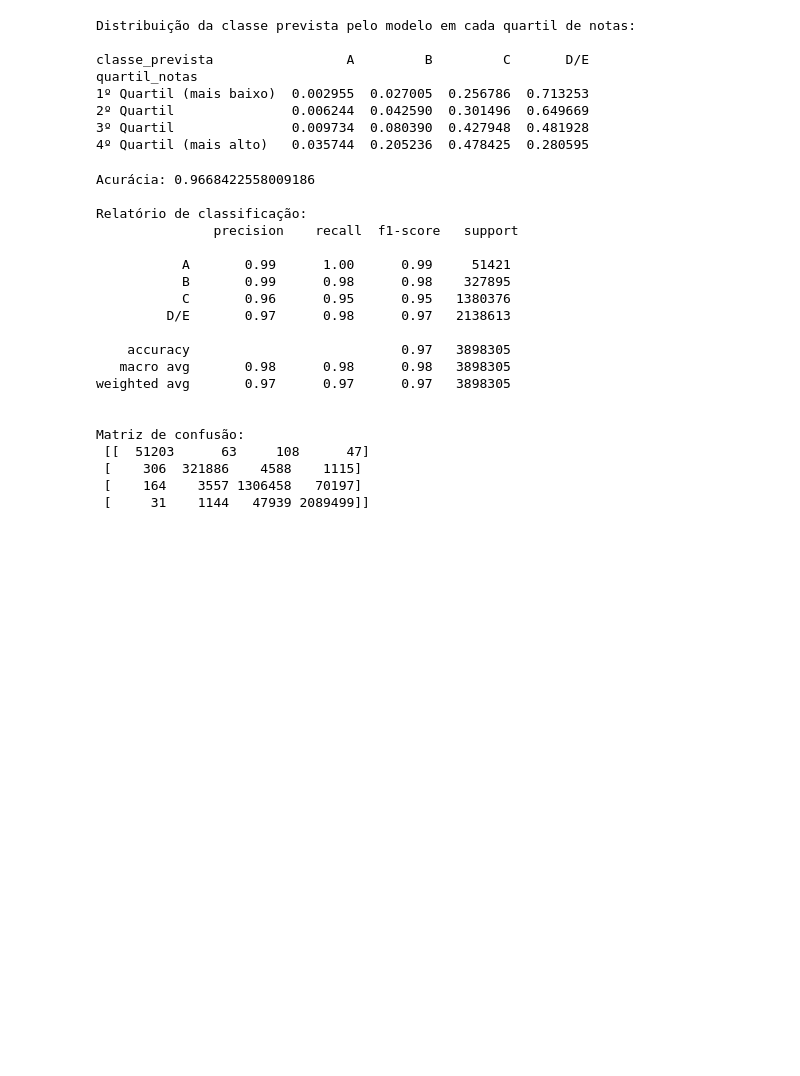
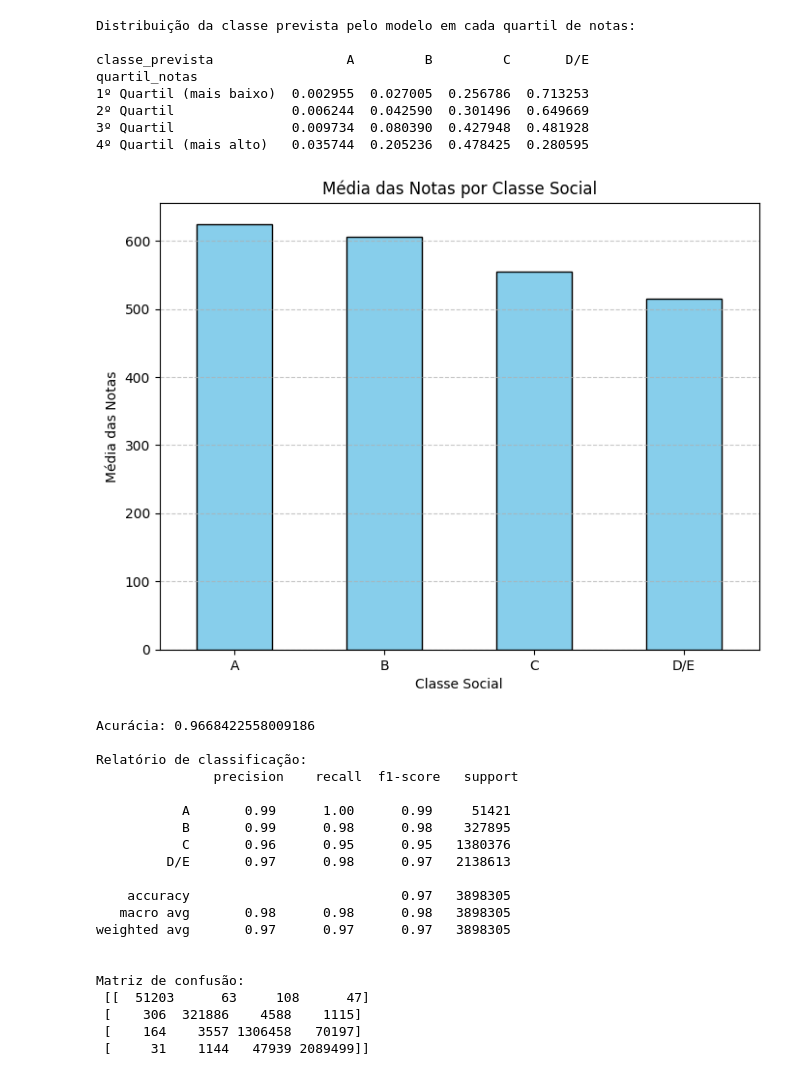
Before and after one commit to vinicarlosss/TCC_Sistemas-de-informa-o, a Jupyter notebook: arvore_decisao.ipynb, the cells around one changed output. Saved outputs shown, nothing was run; the diff lists cells and outputs as text; code cells hidden in the pictures; blank space fills up the shorter version.

```diff
--- a/arvore_decisao.ipynb
+++ b/arvore_decisao.ipynb
@@ -354,6 +407,10 @@ quartil_notas
 2º Quartil               0.006244  0.042590  0.301496  0.649669
 3º Quartil               0.009734  0.080390  0.427948  0.481928
 4º Quartil (mais alto)   0.035744  0.205236  0.478425  0.280595
+# %%
+analisar_desempenho_por_classe(dataset_sem_nulos, grafico="bar")
+# %% [output]
+[figure, added]
 # %%
 # Filtrar apenas escolas urbanas
 dataset_urbano = dataset_sem_nulos[dataset_sem_nulos['TP_LOCALIZACAO_ESC'] == 1]
```
Also changed, not shown: parts of 5 cells of this notebook.
